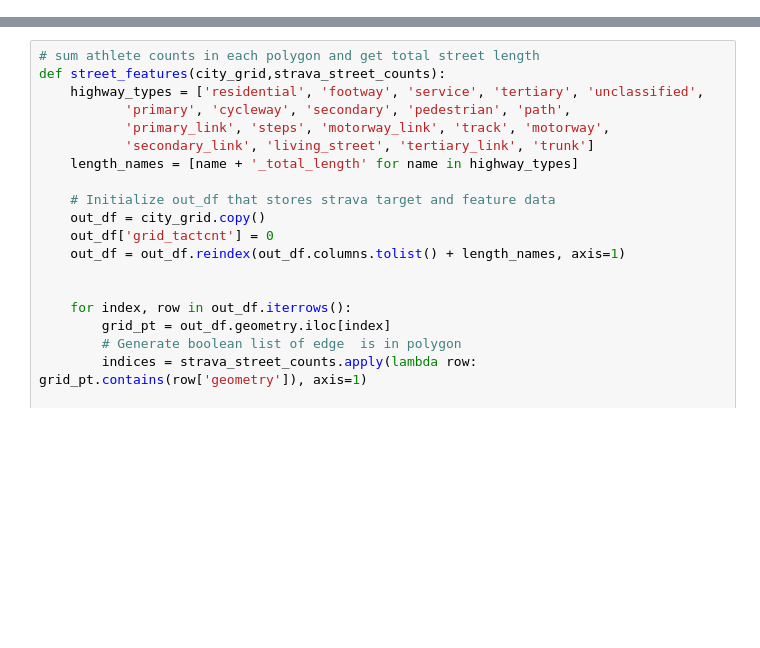
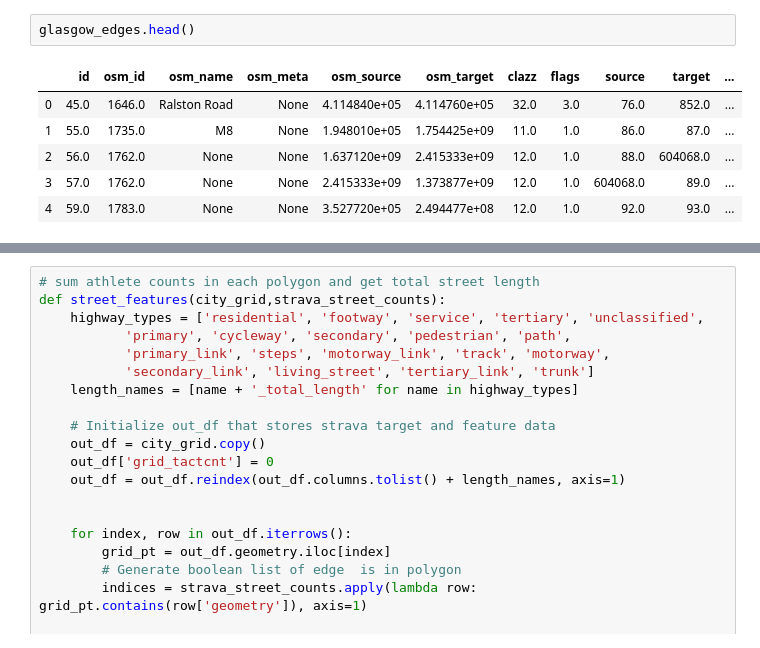
Before and after one commit to peterlzhang/better-bike-share, a Jupyter notebook: strava_EDA/strava_EDA.ipynb, the cells around one changed output, grey strips where cells are left out. Cells and saved outputs as stored; diff of their text form; blank space fills up the shorter version.

```diff
--- a/strava_EDA/strava_EDA.ipynb
+++ b/strava_EDA/strava_EDA.ipynb
@@ -187,3 +37,12 @@ city
 # %% [output]
 |  | geometry | place_name | bbox_north | bbox_south | bbox_east | bbox_west |
 | 0 | POLYGON ((-4.39320 55.88915, -4.3... | Glasgow City, Scotland, United Ki... | 55.929639 | 55.781277 | -4.071717 | -4.393201 |
+# %%
+glasgow_edges.head()
+# %% [output]
+|  | id | osm_id | osm_name | osm_meta | osm_source | osm_target | clazz | flags | source | target | ... |
+| 0 | 45.0 | 1646.0 | Ralston Road | None | 4.114840e+05 | 4.114760e+05 | 32.0 | 3.0 | 76.0 | 852.0 | ... |
+| 1 | 55.0 | 1735.0 | M8 | None | 1.948010e+05 | 1.754425e+09 | 11.0 | 1.0 | 86.0 | 87.0 | ... |
+| 2 | 56.0 | 1762.0 | None | None | 1.637120e+09 | 2.415333e+09 | 12.0 | 1.0 | 88.0 | 604068.0 | ... |
+| 3 | 57.0 | 1762.0 | None | None | 2.415333e+09 | 1.373877e+09 | 12.0 | 1.0 | 604068.0 | 89.0 | ... |
+| 4 | 59.0 | 1783.0 | None | None | 3.527720e+05 | 2.494477e+08 | 12.0 | 1.0 | 92.0 | 93.0 | ... |
```
Also changed, not shown: parts of 11 cells of this notebook, 2 other files.
